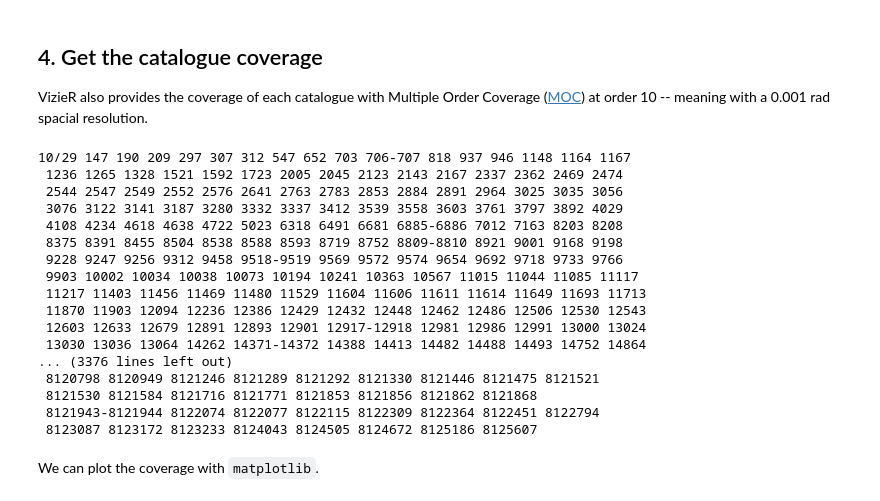
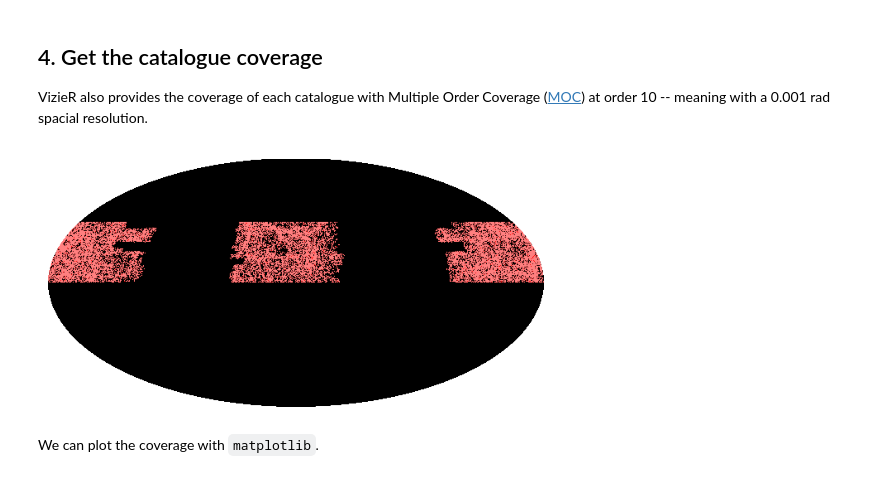
Before and after one commit to cds-astro/vizier-workflows, a Jupyter notebook: notebooks/vizier_example.ipynb, the cells around one changed output. Saved outputs shown, nothing was run; the diff lists cells and outputs as text; code cells hidden in the pictures.

Commit message:
display preview

```diff
--- a/notebooks/vizier_example.ipynb
+++ b/notebooks/vizier_example.ipynb
@@ -167,27 +167,11 @@ VizieR also provides the coverage of each catalogue with Multiple Order Coverage
 # %%
 # retrieve the MOC
 catalogue_coverage = MOC.from_fits(
     f"https://cdsarc.cds.unistra.fr/viz-bin/moc/{CATALOGUE}",
 )
-catalogue_coverage
+catalogue_coverage.display_preview()
 # %% [output]
-10/29 147 190 209 297 307 312 547 652 703 706-707 818 937 946 1148 1164 1167
- 1236 1265 1328 1521 1592 1723 2005 2045 2123 2143 2167 2337 2362 2469 2474
- 2544 2547 2549 2552 2576 2641 2763 2783 2853 2884 2891 2964 3025 3035 3056
- 3076 3122 3141 3187 3280 3332 3337 3412 3539 3558 3603 3761 3797 3892 4029
- 4108 4234 4618 4638 4722 5023 6318 6491 6681 6885-6886 7012 7163 8203 8208
- 8375 8391 8455 8504 8538 8588 8593 8719 8752 8809-8810 8921 9001 9168 9198
- 9228 9247 9256 9312 9458 9518-9519 9569 9572 9574 9654 9692 9718 9733 9766
- 9903 10002 10034 10038 10073 10194 10241 10363 10567 11015 11044 11085 11117
- 11217 11403 11456 11469 11480 11529 11604 11606 11611 11614 11649 11693 11713
- 11870 11903 12094 12236 12386 12429 12432 12448 12462 12486 12506 12530 12543
- 12603 12633 12679 12891 12893 12901 12917-12918 12981 12986 12991 13000 13024
- 13030 13036 13064 14262 14371-14372 14388 14413 14482 14488 14493 14752 14864
-... (3376 lines left out)
- 8120798 8120949 8121246 8121289 8121292 8121330 8121446 8121475 8121521
- 8121530 8121584 8121716 8121771 8121853 8121856 8121862 8121868
- 8121943-8121944 8122074 8122077 8122115 8122309 8122364 8122451 8122794
- 8123087 8123172 8123233 8124043 8124505 8124672 8125186 8125607
+[figure, added]
 # %% [markdown]
 We can plot the coverage with ``matplotlib``.
 # %%
```
